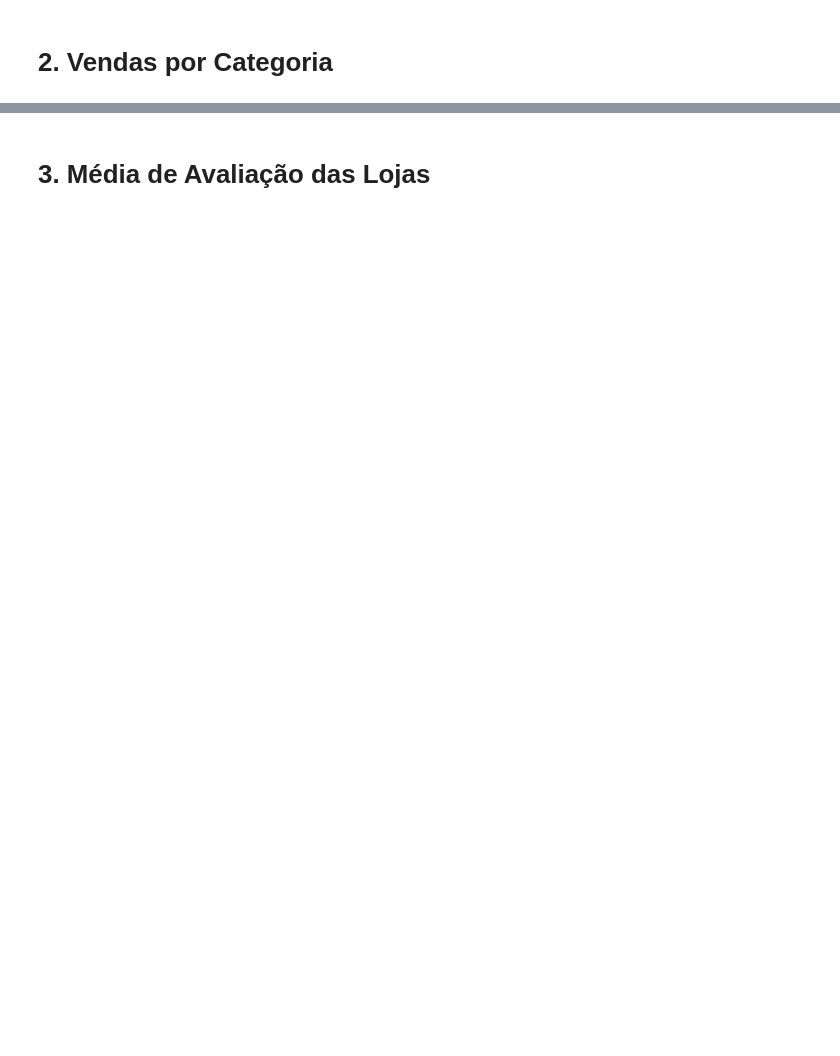
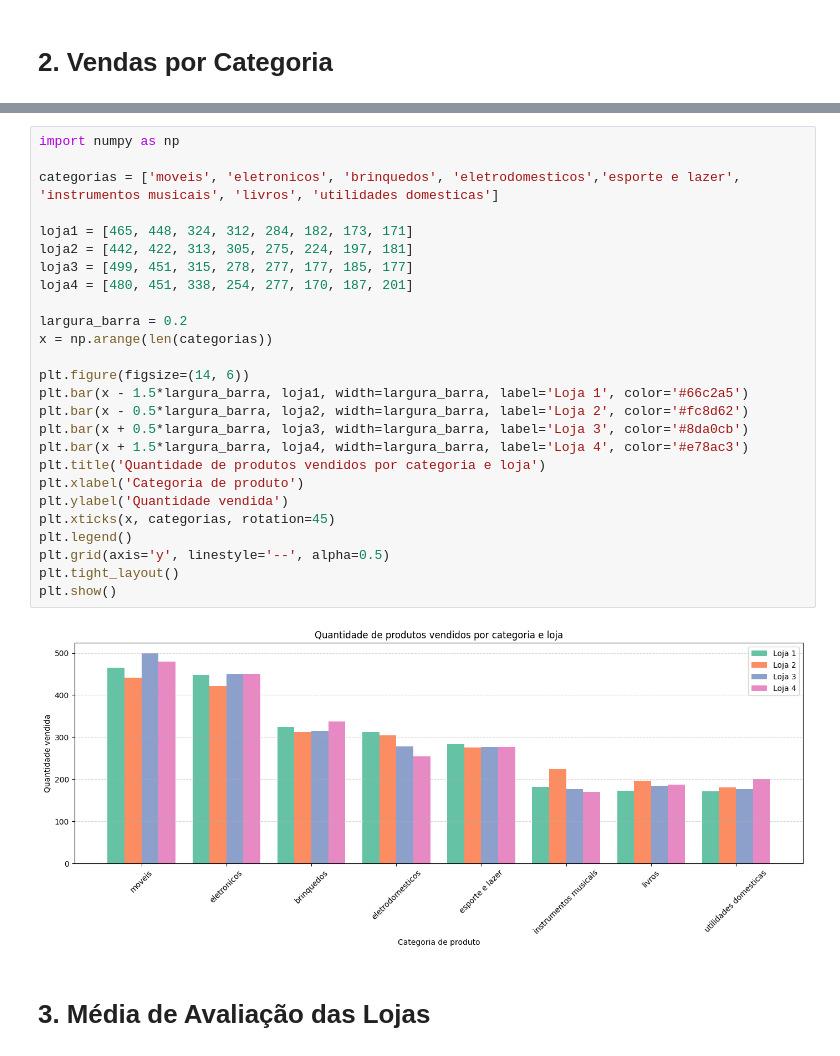
Before and after one commit to Alini-Silva/AluraStore, a Jupyter notebook: AluraStoreBr.ipynb, the cells around one changed output, grey strips where cells are left out. Drawn from its saved outputs; the diff is of its cells as text; blank space fills up the shorter version.

```diff
--- a/AluraStoreBr.ipynb
+++ b/AluraStoreBr.ipynb
@@ -28,2 +141,30 @@ loja.head()
+# %%
+import numpy as np
+
+categorias = ['moveis', 'eletronicos', 'brinquedos', 'eletrodomesticos','esporte e lazer', 'instrumentos musicais', 'livros', 'utilidades domesticas']
+
+loja1 = [465, 448, 324, 312, 284, 182, 173, 171]
+loja2 = [442, 422, 313, 305, 275, 224, 197, 181]
+loja3 = [499, 451, 315, 278, 277, 177, 185, 177]
+loja4 = [480, 451, 338, 254, 277, 170, 187, 201]
+
+largura_barra = 0.2
+x = np.arange(len(categorias))
+
+plt.figure(figsize=(14, 6))
+plt.bar(x - 1.5*largura_barra, loja1, width=largura_barra, label='Loja 1', color='#66c2a5')
+plt.bar(x - 0.5*largura_barra, loja2, width=largura_barra, label='Loja 2', color='#fc8d62')
+plt.bar(x + 0.5*largura_barra, loja3, width=largura_barra, label='Loja 3', color='#8da0cb')
+plt.bar(x + 1.5*largura_barra, loja4, width=largura_barra, label='Loja 4', color='#e78ac3')
+plt.title('Quantidade de produtos vendidos por categoria e loja')
+plt.xlabel('Categoria de produto')
+plt.ylabel('Quantidade vendida')
+plt.xticks(x, categorias, rotation=45)
+plt.legend()
+plt.grid(axis='y', linestyle='--', alpha=0.5)
+plt.tight_layout()
+plt.show()
+# %% [output]
+[figure, added]
 # %% [markdown]
 # 3. Média de Avaliação das Lojas
```
Also changed, not shown: parts of 23 cells of this notebook.
